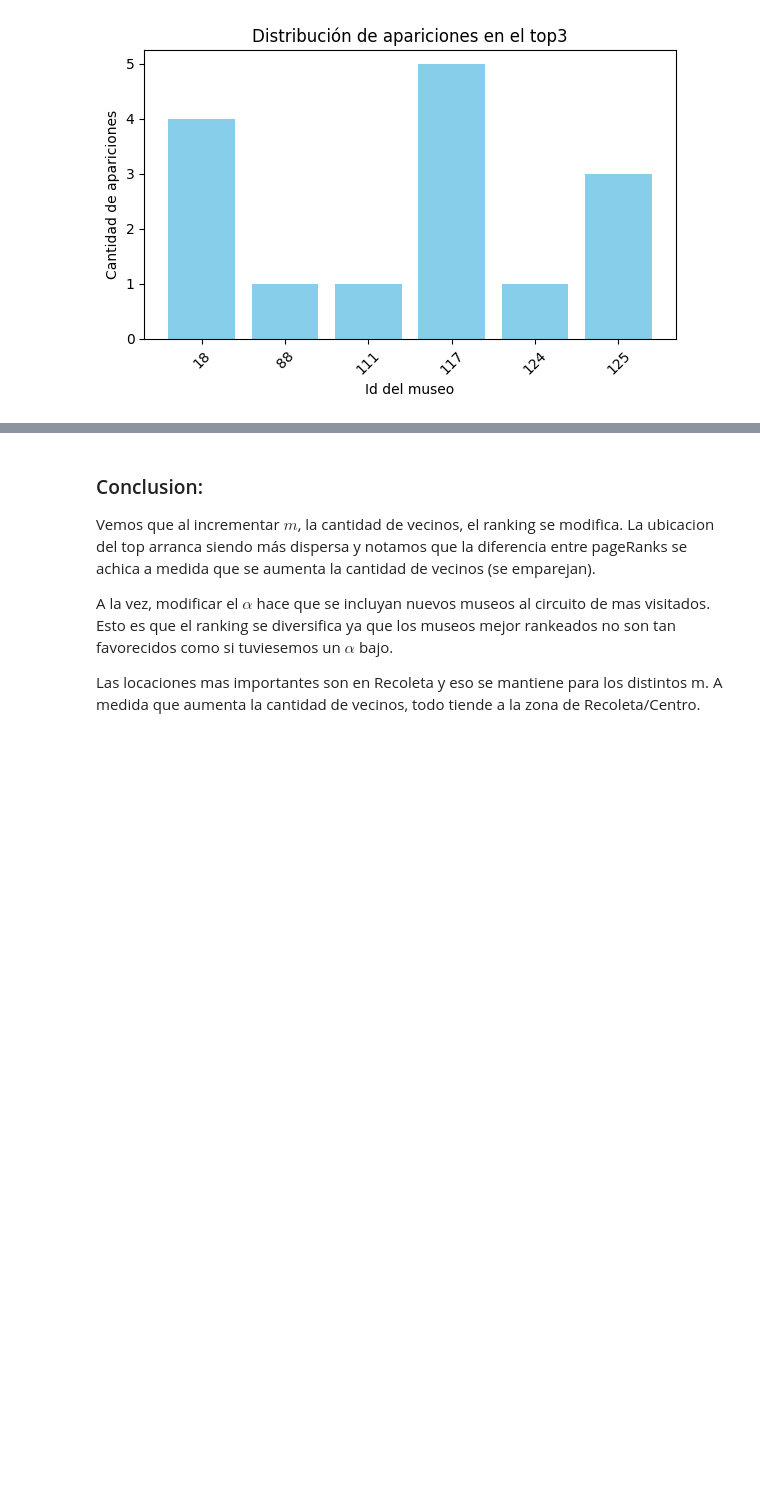
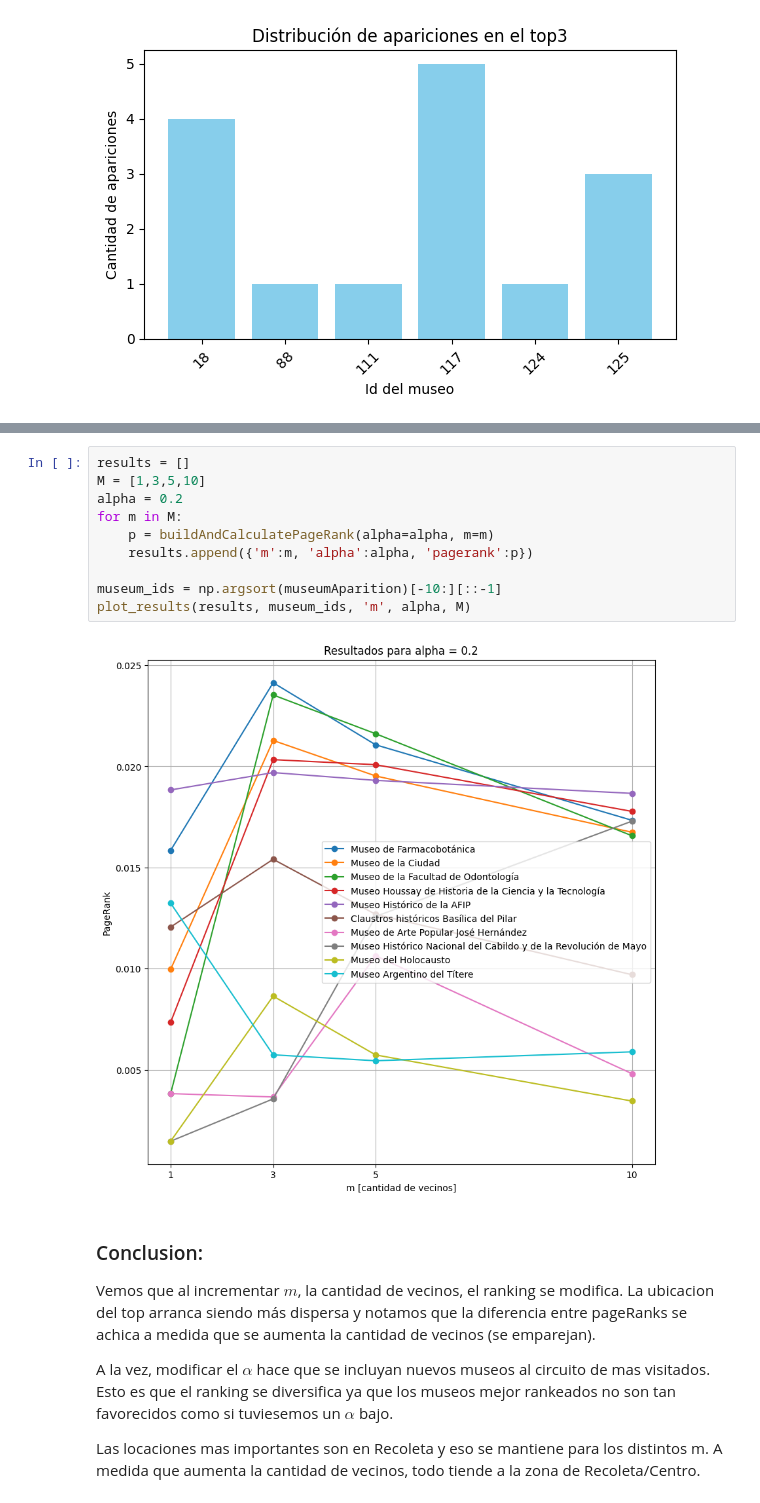
Before and after one commit to pedrofuentes79/ALC-tp1, a Jupyter notebook: tp1/TP1_template.ipynb, the cells around one changed output, grey strips where cells are left out. Drawn from its saved outputs; the diff is of its cells as text; blank space fills up the shorter version.

```diff
--- a/tp1/TP1_template.ipynb
+++ b/tp1/TP1_template.ipynb
@@ -345,3 +360,15 @@ plot_barrido(Results, museum_ids, m)
+# %%
+results = []
+M = [1,3,5,10]
+alpha = 0.2
+for m in M:
+    p = buildAndCalculatePageRank(alpha=alpha, m=m)
+    results.append({'m':m, 'alpha':alpha, 'pagerank':p})
+
+museum_ids = np.argsort(museumAparition)[-10:][::-1]
+plot_results(results, museum_ids, 'm', alpha, M)
+# %% [output]
+[figure, added]
 # %% [markdown]
 ### Conclusion:
 
```
Also changed, not shown: parts of 3 cells of this notebook.
